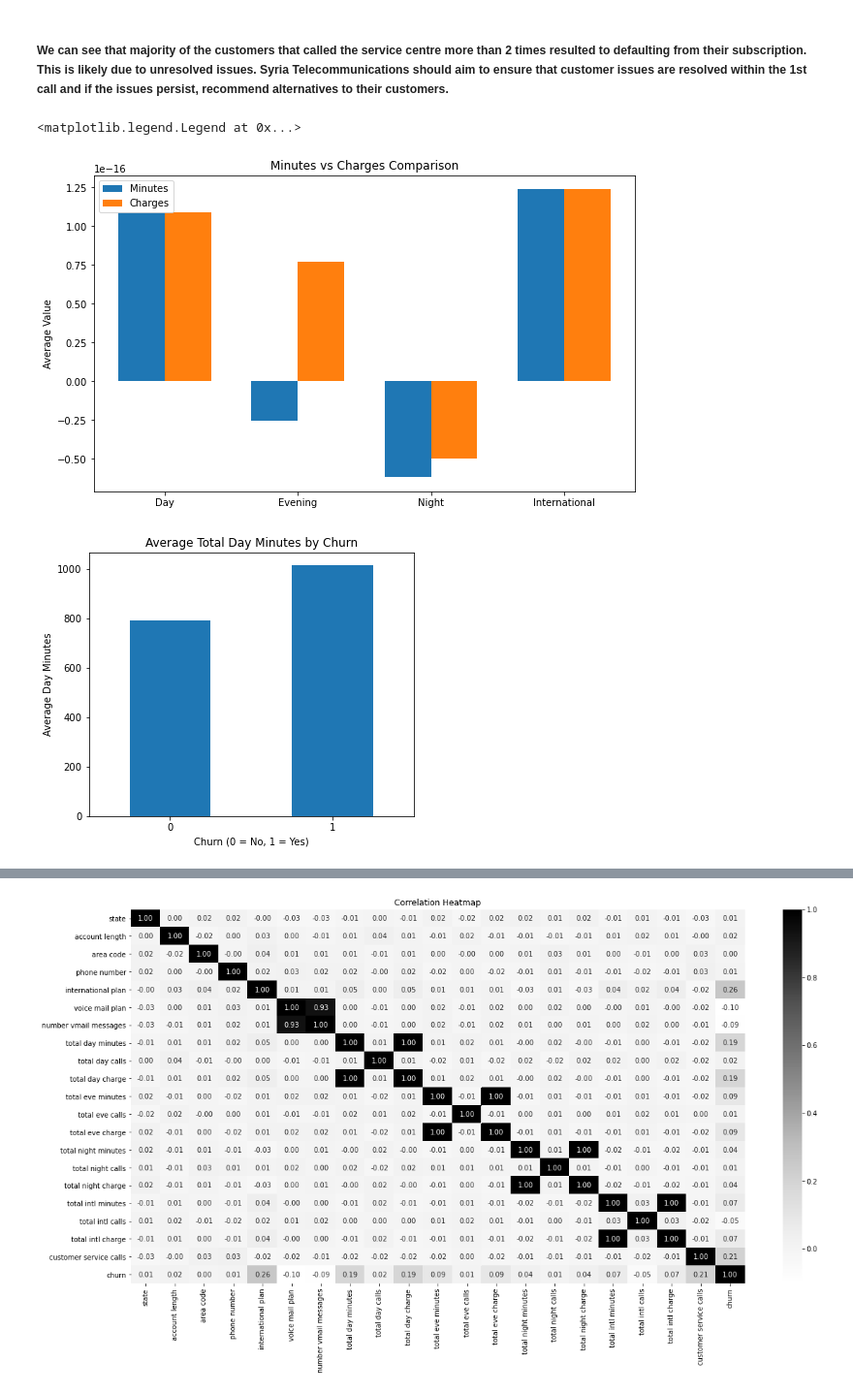
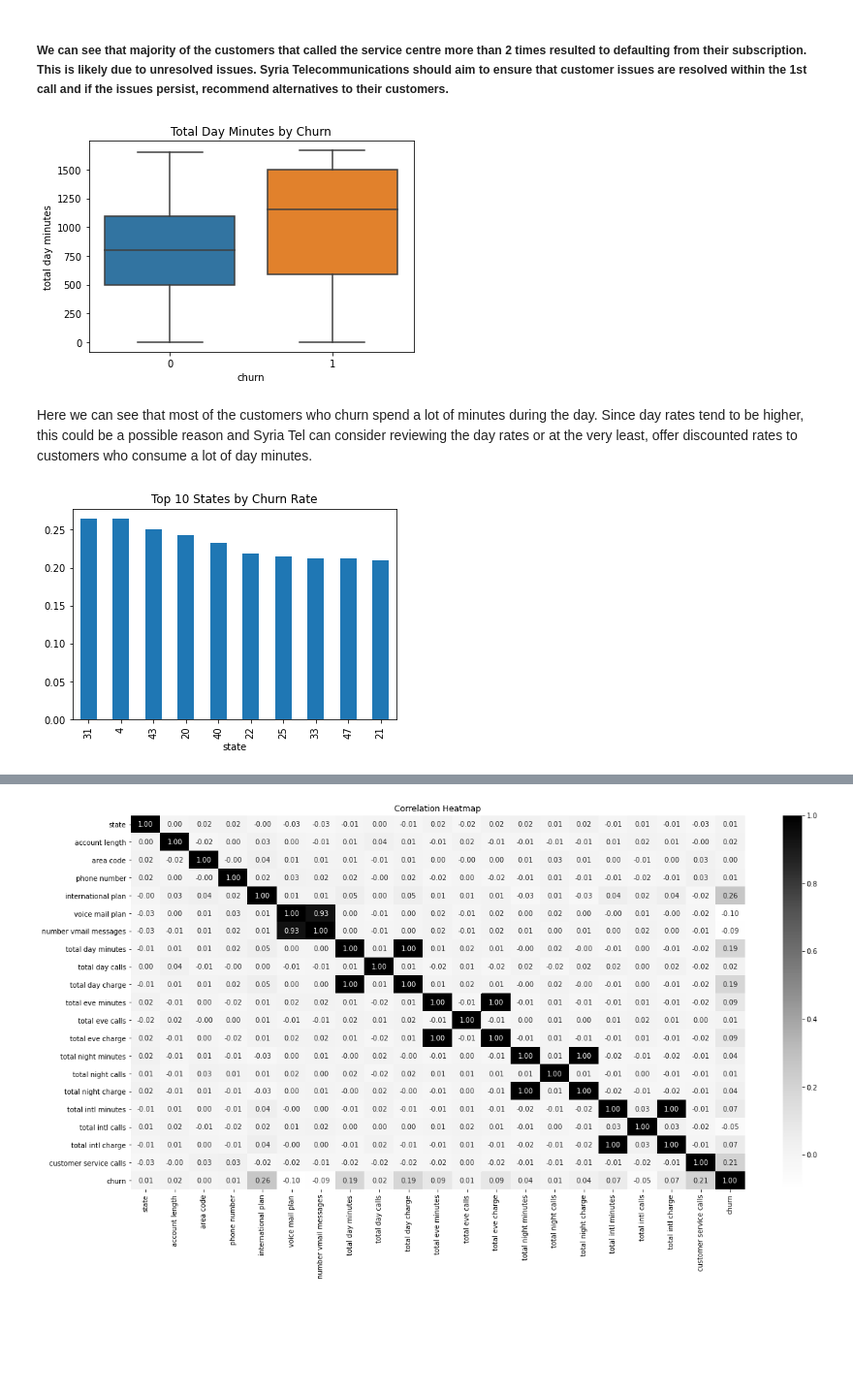
Before and after one commit to Gitungo/DSF_Project3, a Jupyter notebook: Project_Phase3.ipynb, the cells around one changed output, grey strips where cells are left out. Shown at 97% size. Saved outputs shown, nothing was run; the diff lists cells and outputs as text; code cells hidden in the pictures; blank space fills up the shorter version.

```diff
--- a/Project_Phase3.ipynb
+++ b/Project_Phase3.ipynb
@@ -170,55 +171,22 @@ plt.show()
 # %% [markdown]
 ##### We can see that majority of the customers that called the service centre more than 2 times resulted to defaulting from their subscription. This is likely due to unresolved issues. Syria Telecommunications should aim to ensure that customer issues are resolved within the 1st call and if the issues persist, recommend alternatives to their customers.
 # %%
-# Looking at how
-# Average minutes
-avg_minutes = [
-    df['total day minutes'].mean(),
-    df['total eve minutes'].mean(),
-    df['total night minutes'].mean(),
-    df['total intl minutes'].mean()
-]
+# Visualizing the customer behaviour, that is, are customers who use a lot of day minutes churning?
+# Seeing as day minutes usually cost more,this would be a huge indicator that maybe the rates are not favourable.
 
-# Average charges
-avg_charges = [
-    df['total day charge'].mean(),
-    df['total eve charge'].mean(),
-    df['total night charge'].mean(),
-    df['total intl charge'].mean()
-]
-
-avg_day_minutes = df['total day minutes'].mean()
-avg_eve_minutes = df['total eve minutes'].mean()
-
-calls = [avg_day_calls, avg_eve_calls]
-minutes = [avg_day_minutes, avg_eve_minutes]
-labels = ['Day', 'Evening', 'Night', 'International']
-x = np.arange(len(labels))
-width = 0.35
-
-plt.figure(figsize=(10,6))
-bars1 = plt.bar(x - width/2, avg_minutes, width, label='Minutes')
-bars2 = plt.bar(x + width/2, avg_charges, width, label='Charges')
-
-plt.xticks(x, labels)
-plt.title("Minutes vs Charges Comparison")
-plt.ylabel("Average Value")
-plt.legend()
+sns.boxplot(x='churn', y='total day minutes', data=df)
+plt.title("Total Day Minutes by Churn")
+plt.show()
 # %% [output]
-<matplotlib.legend.Legend at 0x...>
-[figure, old version]
+[figure, new version]
+# %% [markdown]
+Here we can see that most of the customers who churn spend a lot of minutes during the day. Since day rates tend to be higher, this could be a possible reason and Syria Tel can consider reviewing the day rates or at the very least, offer discounted rates to customers who consume a lot of day minutes.
 # %%
-# Visualizing the customer behaviour, that is, are customers who use a lot of day minutes churning?
-# Seeing as day minutes usually cost more,this would be a huge indicator that maybe the rates are not favourable.
-avg_usage = df.groupby('churn')['total day minutes'].mean()
+# visualizing state customer churn rates
 
-plt.figure(figsize=(6, 5))
-avg_usage.plot(kind='bar')
-
-plt.title('Average Total Day Minutes by Churn')
-plt.xlabel('Churn (0 = No, 1 = Yes)')
-plt.ylabel('Average Day Minutes')
-plt.xticks(rotation=0)
+state_churn = df.groupby('state')['churn'].mean().sort_values(ascending=False)
+state_churn.head(10).plot(kind='bar')
+plt.title("Top 10 States by Churn Rate")
 plt.show()
 # %% [output]
-[figure, old version]
+[figure, new version]
```
Also changed, not shown: parts of 8 cells of this notebook, 1 other file.
